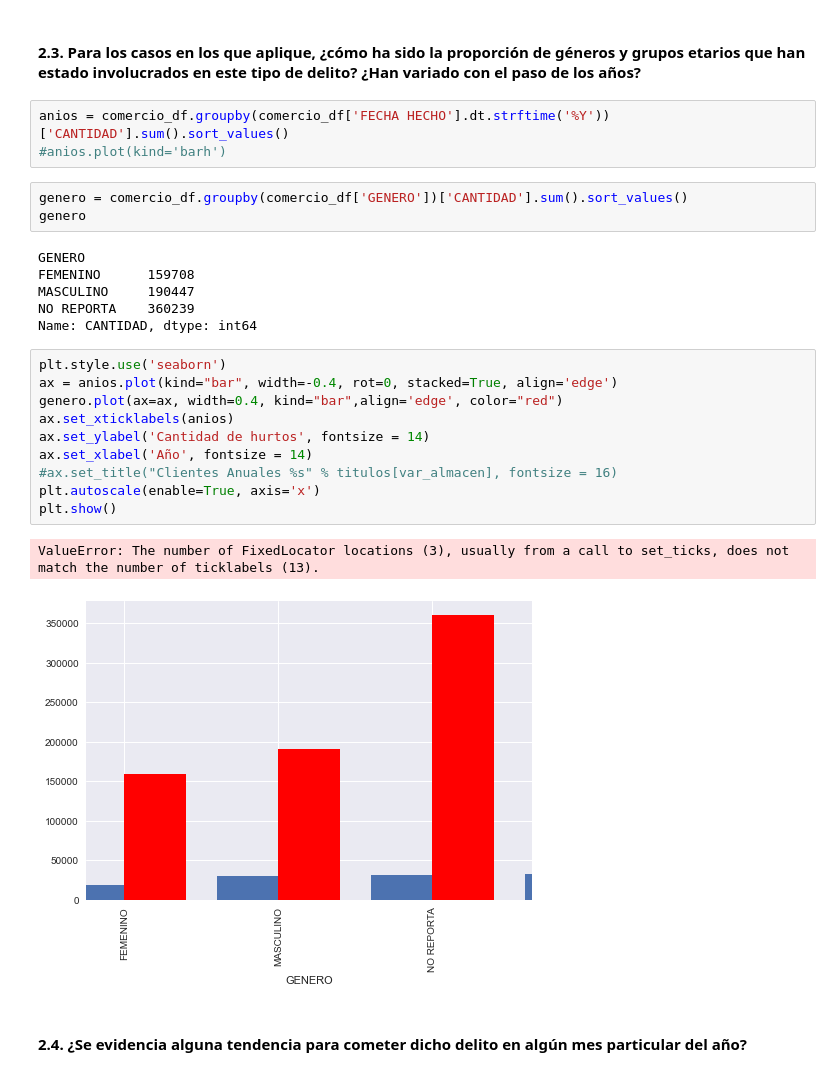
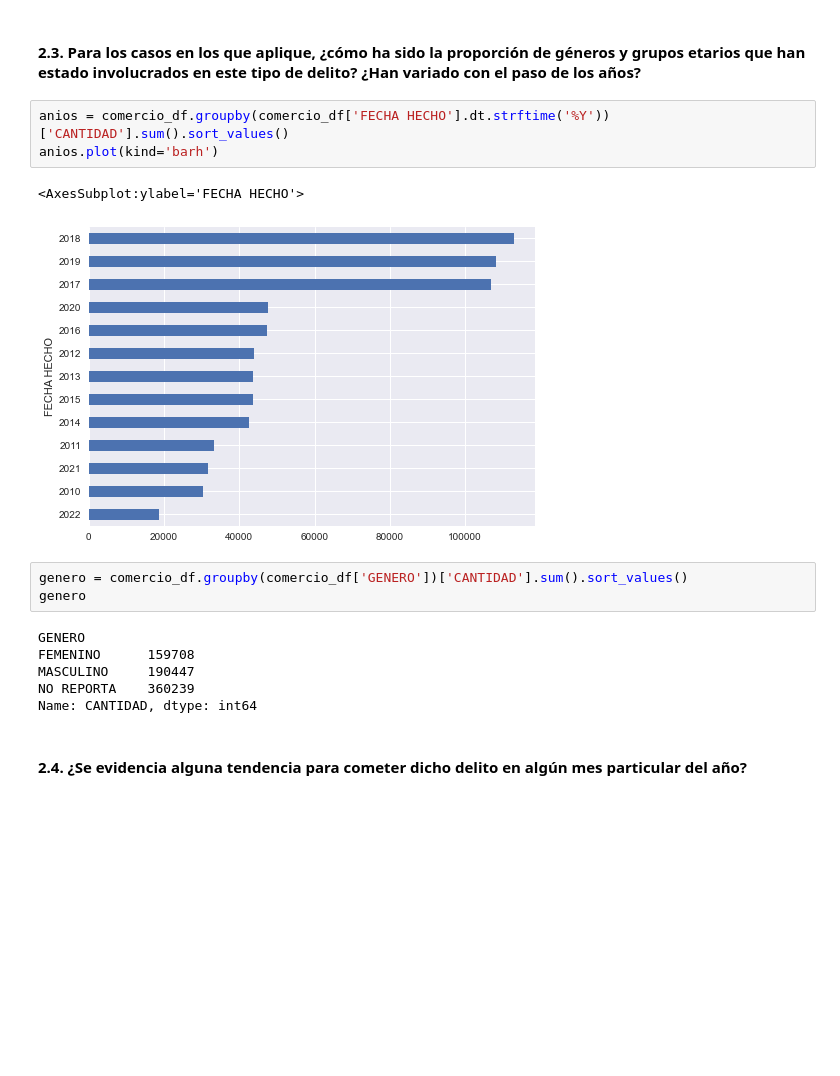
Before and after one commit to medina-al/GD_Taller_1, a Jupyter notebook: Punto 2/3. Hurto comercios y viviendas.ipynb, the cells around one changed output. Saved outputs shown, nothing was run; the diff lists cells and outputs as text; blank space fills up the shorter version.

```diff
--- a/Punto 2/3. Hurto comercios y viviendas.ipynb
+++ b/Punto 2/3. Hurto comercios y viviendas.ipynb
@@ -61,7 +70,10 @@ Name: CANTIDAD, dtype: int64
 #### 2.3. Para los casos en los que aplique, ¿cómo ha sido la proporción de géneros y grupos etarios que han estado involucrados en este tipo de delito? ¿Han variado con el paso de los años?
 # %%
 anios = comercio_df.groupby(comercio_df['FECHA HECHO'].dt.strftime('%Y'))['CANTIDAD'].sum().sort_values()
-#anios.plot(kind='barh')
+anios.plot(kind='barh')
+# %% [output]
+<AxesSubplot:ylabel='FECHA HECHO'>
+[figure, added]
 # %%
 genero = comercio_df.groupby(comercio_df['GENERO'])['CANTIDAD'].sum().sort_values()
 genero
@@ -71,19 +83,6 @@ FEMENINO      159708
 MASCULINO     190447
 NO REPORTA    360239
 Name: CANTIDAD, dtype: int64
-# %%
-plt.style.use('seaborn')
-ax = anios.plot(kind="bar", width=-0.4, rot=0, stacked=True, align='edge')
-genero.plot(ax=ax, width=0.4, kind="bar",align='edge', color="red")
-ax.set_xticklabels(anios)
-ax.set_ylabel('Cantidad de hurtos', fontsize = 14)
-ax.set_xlabel('Año', fontsize = 14)
-#ax.set_title("Clientes Anuales %s" % titulos[var_almacen], fontsize = 16)
-plt.autoscale(enable=True, axis='x')
-plt.show()
-# %% [output]
-ValueError: The number of FixedLocator locations (3), usually from a call to set_ticks, does not match the number of ticklabels (13).
-[figure, removed]
 # %% [markdown]
 #### 2.4. ¿Se evidencia alguna tendencia para cometer dicho delito en algún mes particular del año?
 # %%
```
Also changed, not shown: parts of 7 cells of this notebook, 4 other files.
